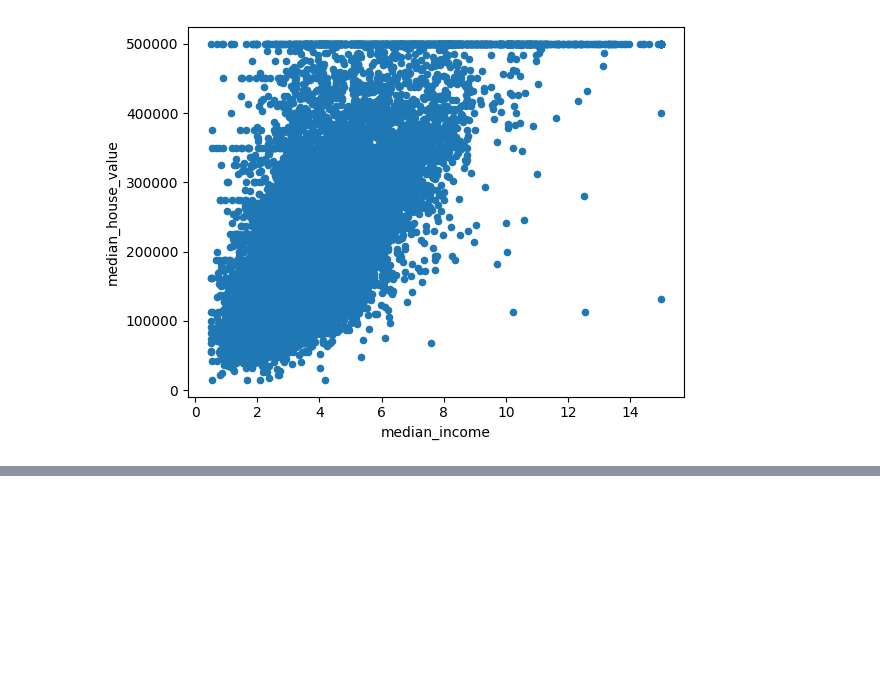
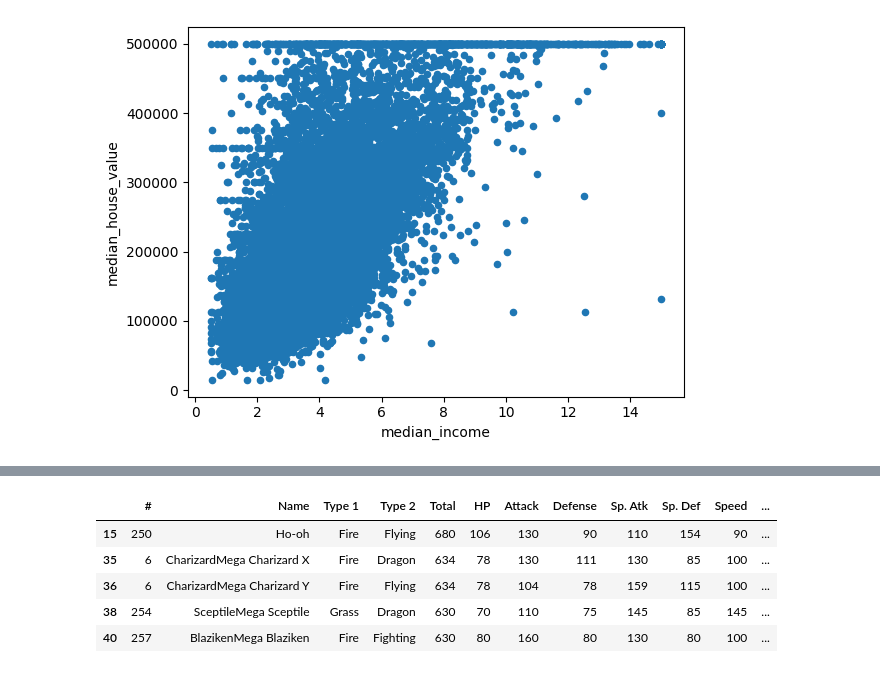
Before and after one commit to wyattbroyles/skillstorm, a Jupyter notebook: Notes/Pandas.ipynb, the cells around one changed output, grey strips where cells are left out. Cells and saved outputs as stored; diff of their text form; code cells hidden in the pictures; blank space fills up the shorter version.

```diff
--- a/Notes/Pandas.ipynb
+++ b/Notes/Pandas.ipynb
@@ -251,0 +392,11 @@ df3.plot(kind = "scatter", x="median_income", y="median_house_value")
+# %%
+# combining conditions
+
+df[(df['Type 1'] == 'Fire') | (df['Type 1'] == 'Grass')].head()  # only one & or | for python
+# %% [output]
+|  | # | Name | Type 1 | Type 2 | Total | HP | Attack | Defense | Sp. Atk | Sp. Def | Speed | ... |
+| 15 | 250 | Ho-oh | Fire | Flying | 680 | 106 | 130 | 90 | 110 | 154 | 90 | ... |
+| 35 | 6 | CharizardMega Charizard X | Fire | Dragon | 634 | 78 | 130 | 111 | 130 | 85 | 100 | ... |
+| 36 | 6 | CharizardMega Charizard Y | Fire | Flying | 634 | 78 | 104 | 78 | 159 | 115 | 100 | ... |
+| 38 | 254 | SceptileMega Sceptile | Grass | Dragon | 630 | 70 | 110 | 75 | 145 | 85 | 145 | ... |
+| 40 | 257 | BlazikenMega Blaziken | Fire | Fighting | 630 | 80 | 160 | 80 | 130 | 80 | 100 | ... |
```
Also changed, not shown: parts of 21 cells of this notebook, 4 other files.
